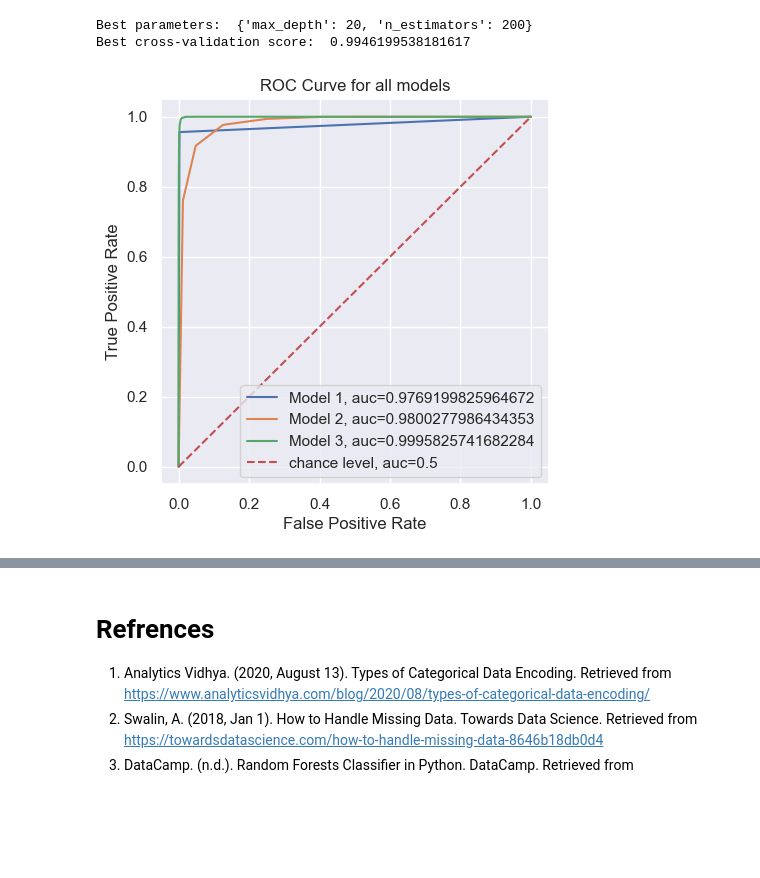
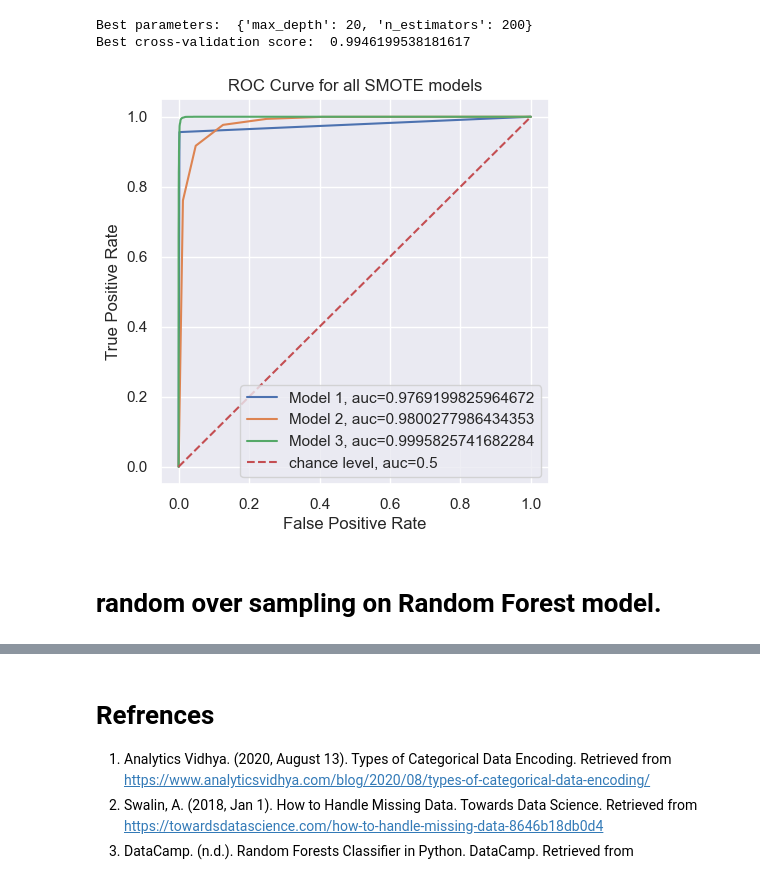
Before and after one commit to mercy-nwachukwu/7072CEM, a Jupyter notebook: classification.ipynb, the cells around one changed output, grey strips where cells are left out. Saved outputs shown, nothing was run; the diff lists cells and outputs as text; code cells hidden in the pictures; blank space fills up the shorter version.

```diff
--- a/classification.ipynb
+++ b/classification.ipynb
@@ -533,14 +694,16 @@ Best cross-validation score:  0.9946199538181617
 # %%
 # model 1 rouc curve
 plt.figure(figsize=(5,5))
 plt.plot(dtc_Tpositive, dtc_Fpositive, label="Model 1, auc="+str(dtc_roc))
 plt.plot(knn_Tpositive2, knn_fpositive2, label="Model 2, auc="+str(knn2_roc_auc))
 plt.plot(rfc_Tpositives, rfc_Fpositives, label="Model 3, auc="+str(rfc_roc_auc))
 plt.plot([0, 1], [0, 1], linestyle='--', label="chance level, auc=0.5")  # Random classifier
 plt.xlabel('False Positive Rate')
 plt.ylabel('True Positive Rate')
-plt.title('ROC Curve for all models')
+plt.title('ROC Curve for all SMOTE models')
 plt.legend(loc=4)
 plt.show()
 # %% [output]
-[figure, old version]
+[figure, new version]
+# %% [markdown]
+# random over sampling on Random Forest model.
```
Also changed, not shown: parts of 21 cells of this notebook, 1 other file.
